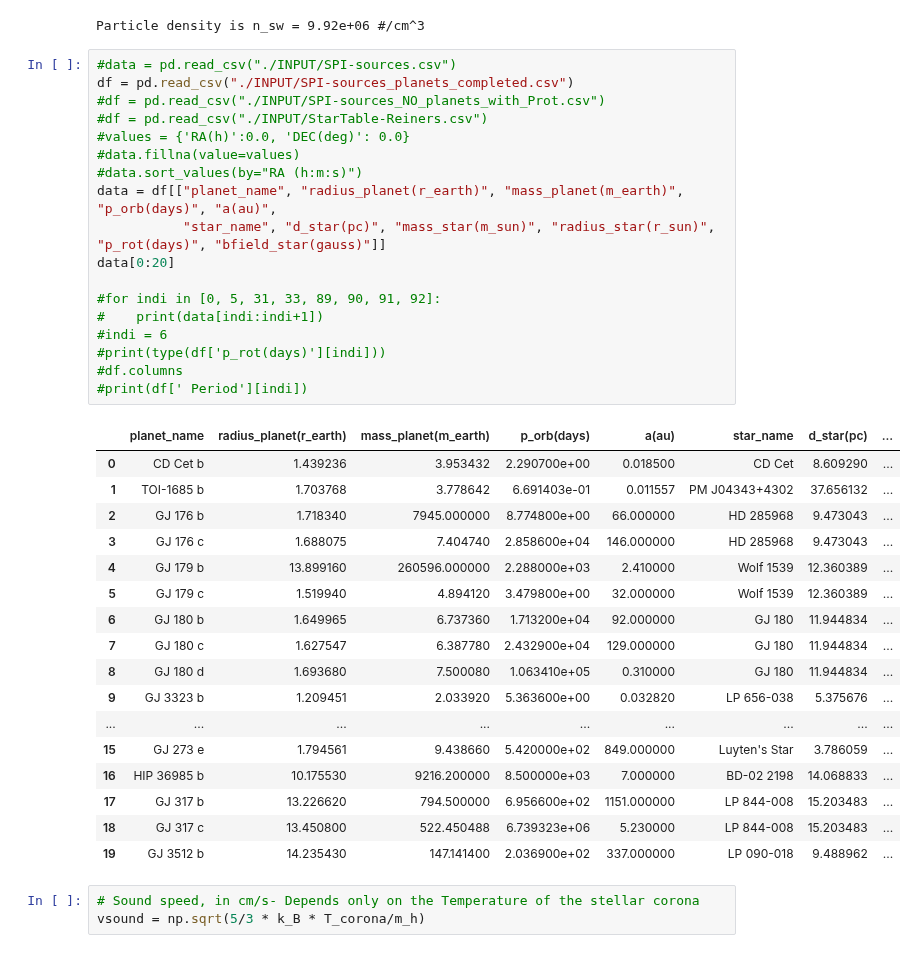
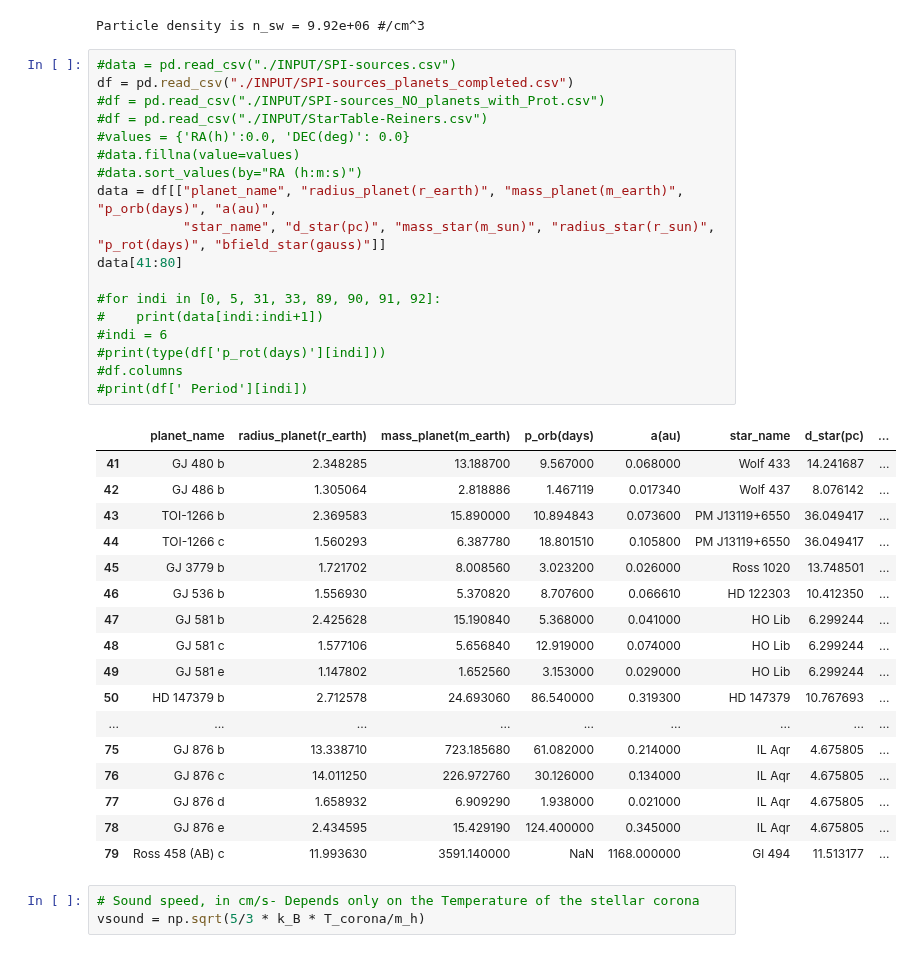
Before and after one commit to mapereztorres/spirou, a Jupyter notebook: SPI.ipynb, the cells around one changed output. Drawn from its saved outputs; the diff is of its cells as text.

```diff
--- a/SPI.ipynb
+++ b/SPI.ipynb
@@ -76,39 +76,39 @@ Particle density is n_sw = 9.92e+06 #/cm^3
 # %%
 #data = pd.read_csv("./INPUT/SPI-sources.csv")
 df = pd.read_csv("./INPUT/SPI-sources_planets_completed.csv")
 #df = pd.read_csv("./INPUT/SPI-sources_NO_planets_with_Prot.csv")
 #df = pd.read_csv("./INPUT/StarTable-Reiners.csv")
 #values = {'RA(h)':0.0, 'DEC(deg)': 0.0}
 #data.fillna(value=values)
 #data.sort_values(by="RA (h:m:s)")
 data = df[["planet_name", "radius_planet(r_earth)", "mass_planet(m_earth)", "p_orb(days)", "a(au)",
            "star_name", "d_star(pc)", "mass_star(m_sun)", "radius_star(r_sun)", "p_rot(days)", "bfield_star(gauss)"]]
-data[0:20]
+data[41:80]
 
 #for indi in [0, 5, 31, 33, 89, 90, 91, 92]:
 #    print(data[indi:indi+1])
 #indi = 6
 #print(type(df['p_rot(days)'][indi]))
 #df.columns
 #print(df[' Period'][indi])
 # %% [output]
 |  | planet_name | radius_planet(r_earth) | mass_planet(m_earth) | p_orb(days) | a(au) | star_name | d_star(pc) | ... |
-| 0 | CD Cet b | 1.439236 | 3.953432 | 2.290700e+00 | 0.018500 | CD Cet | 8.609290 | ... |
-| 1 | TOI-1685 b | 1.703768 | 3.778642 | 6.691403e-01 | 0.011557 | PM J04343+4302 | 37.656132 | ... |
-| 2 | GJ 176 b | 1.718340 | 7945.000000 | 8.774800e+00 | 66.000000 | HD 285968 | 9.473043 | ... |
-| 3 | GJ 176 c | 1.688075 | 7.404740 | 2.858600e+04 | 146.000000 | HD 285968 | 9.473043 | ... |
-| 4 | GJ 179 b | 13.899160 | 260596.000000 | 2.288000e+03 | 2.410000 | Wolf 1539 | 12.360389 | ... |
-| 5 | GJ 179 c | 1.519940 | 4.894120 | 3.479800e+00 | 32.000000 | Wolf 1539 | 12.360389 | ... |
-| 6 | GJ 180 b | 1.649965 | 6.737360 | 1.713200e+04 | 92.000000 | GJ 180 | 11.944834 | ... |
-| 7 | GJ 180 c | 1.627547 | 6.387780 | 2.432900e+04 | 129.000000 | GJ 180 | 11.944834 | ... |
-| 8 | GJ 180 d | 1.693680 | 7.500080 | 1.063410e+05 | 0.310000 | GJ 180 | 11.944834 | ... |
-| 9 | GJ 3323 b | 1.209451 | 2.033920 | 5.363600e+00 | 0.032820 | LP 656-038 | 5.375676 | ... |
+| 41 | GJ 480 b | 2.348285 | 13.188700 | 9.567000 | 0.068000 | Wolf 433 | 14.241687 | ... |
+| 42 | GJ 486 b | 1.305064 | 2.818886 | 1.467119 | 0.017340 | Wolf 437 | 8.076142 | ... |
+| 43 | TOI-1266 b | 2.369583 | 15.890000 | 10.894843 | 0.073600 | PM J13119+6550 | 36.049417 | ... |
+| 44 | TOI-1266 c | 1.560293 | 6.387780 | 18.801510 | 0.105800 | PM J13119+6550 | 36.049417 | ... |
+| 45 | GJ 3779 b | 1.721702 | 8.008560 | 3.023200 | 0.026000 | Ross 1020 | 13.748501 | ... |
+| 46 | GJ 536 b | 1.556930 | 5.370820 | 8.707600 | 0.066610 | HD 122303 | 10.412350 | ... |
+| 47 | GJ 581 b | 2.425628 | 15.190840 | 5.368000 | 0.041000 | HO Lib | 6.299244 | ... |
+| 48 | GJ 581 c | 1.577106 | 5.656840 | 12.919000 | 0.074000 | HO Lib | 6.299244 | ... |
+| 49 | GJ 581 e | 1.147802 | 1.652560 | 3.153000 | 0.029000 | HO Lib | 6.299244 | ... |
+| 50 | HD 147379 b | 2.712578 | 24.693060 | 86.540000 | 0.319300 | HD 147379 | 10.767693 | ... |
 | ... | ... | ... | ... | ... | ... | ... | ... | ... |
-| 15 | GJ 273 e | 1.794561 | 9.438660 | 5.420000e+02 | 849.000000 | Luyten's Star | 3.786059 | ... |
-| 16 | HIP 36985 b | 10.175530 | 9216.200000 | 8.500000e+03 | 7.000000 | BD-02 2198 | 14.068833 | ... |
-| 17 | GJ 317 b | 13.226620 | 794.500000 | 6.956600e+02 | 1151.000000 | LP 844-008 | 15.203483 | ... |
-| 18 | GJ 317 c | 13.450800 | 522.450488 | 6.739323e+06 | 5.230000 | LP 844-008 | 15.203483 | ... |
-| 19 | GJ 3512 b | 14.235430 | 147.141400 | 2.036900e+02 | 337.000000 | LP 090-018 | 9.488962 | ... |
+| 75 | GJ 876 b | 13.338710 | 723.185680 | 61.082000 | 0.214000 | IL Aqr | 4.675805 | ... |
+| 76 | GJ 876 c | 14.011250 | 226.972760 | 30.126000 | 0.134000 | IL Aqr | 4.675805 | ... |
+| 77 | GJ 876 d | 1.658932 | 6.909290 | 1.938000 | 0.021000 | IL Aqr | 4.675805 | ... |
+| 78 | GJ 876 e | 2.434595 | 15.429190 | 124.400000 | 0.345000 | IL Aqr | 4.675805 | ... |
+| 79 | Ross 458 (AB) c | 11.993630 | 3591.140000 | NaN | 1168.000000 | Gl 494 | 11.513177 | ... |
 # %%
 # Sound speed, in cm/s- Depends only on the Temperature of the stellar corona
 vsound = np.sqrt(5/3 * k_B * T_corona/m_h)
```
